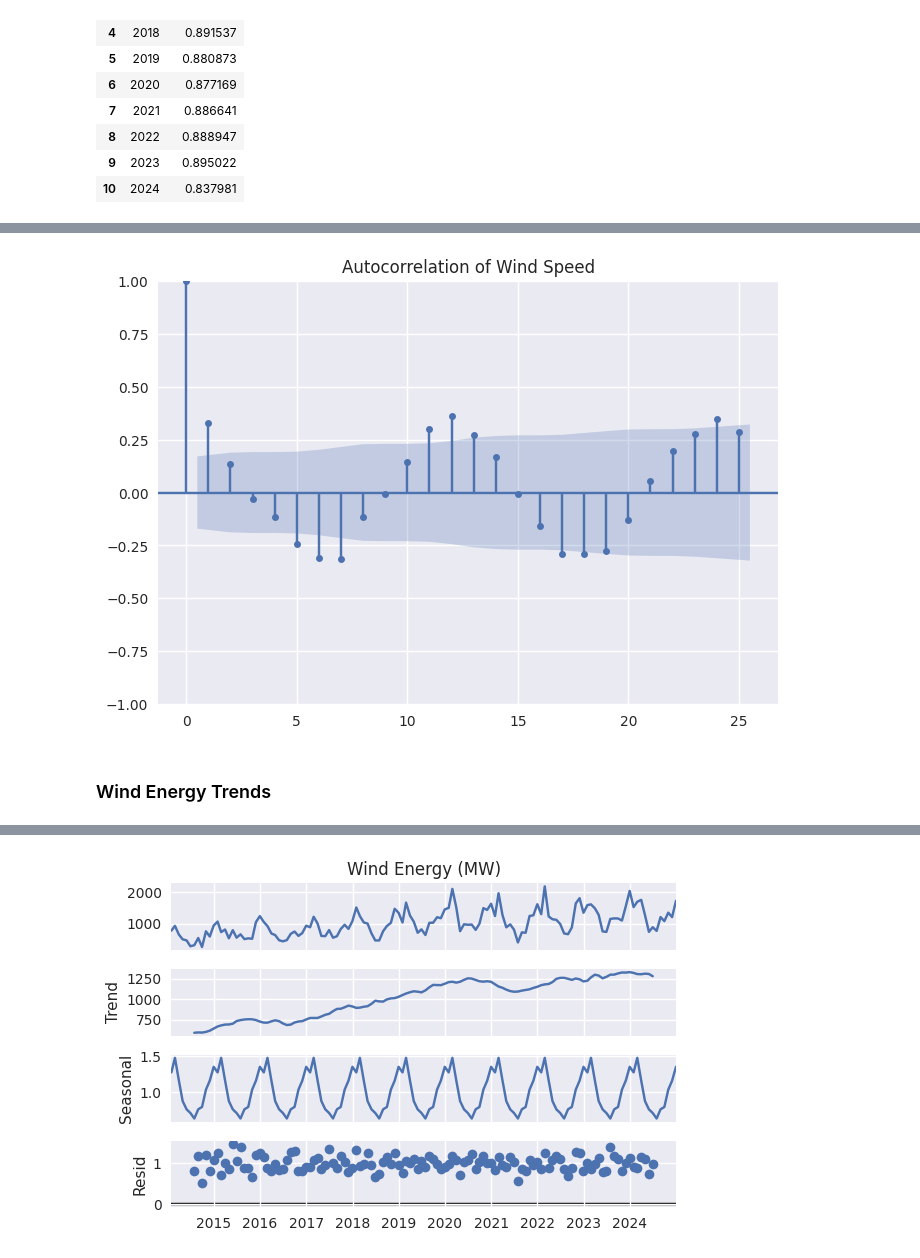
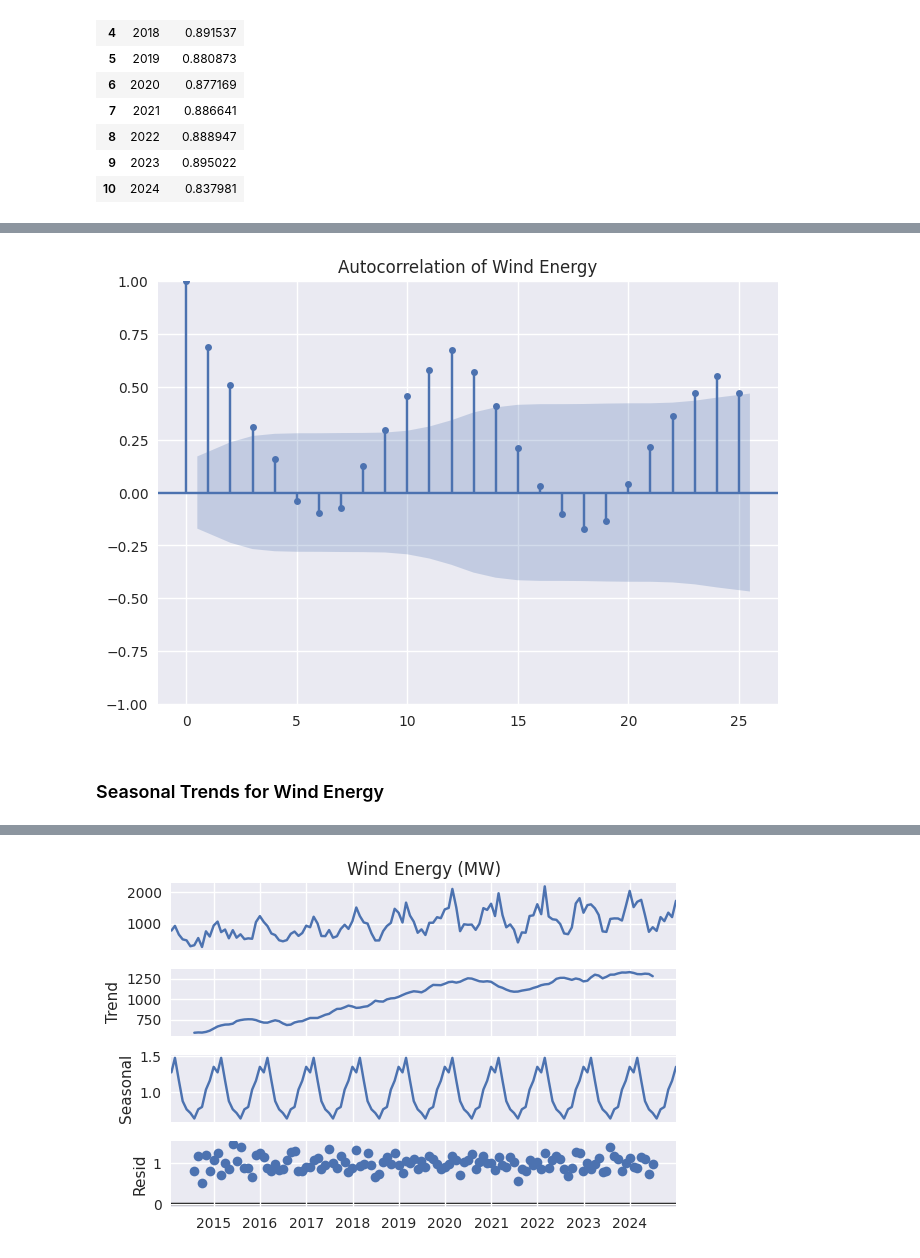
Before and after one commit to IreneKilgannon/PFDA, a Jupyter notebook: PFDA-project/wind_energy_analysis.ipynb, the cells around one changed output, grey strips where cells are left out. Drawn from its saved outputs; the diff is of its cells as text; code cells hidden in the pictures.

```diff
--- a/PFDA-project/wind_energy_analysis.ipynb
+++ b/PFDA-project/wind_energy_analysis.ipynb
@@ -593,12 +681,8 @@ plt.show()
 # %%
-from statsmodels.graphics import tsaplots
-
-
-tsaplots.plot_acf(electricity_weather_monthly['Wind Speed (knots)'], lags= 25)
-
-plt.title('Autocorrelation of Wind Speed')
-plt.savefig('plots/acf_windspeed.png')
+tsaplots.plot_acf(electricity_weather_monthly['Wind Energy (MW)'], lags= 25)
+plt.title('Autocorrelation of Wind Energy')
+plt.show()
 # %% [output]
-[figure, old version]
+[figure, new version]
 # %% [markdown]
-### Wind Energy Trends
+### Seasonal Trends for Wind Energy
```
Also changed, not shown: parts of 82 cells of this notebook, 5 other files.
